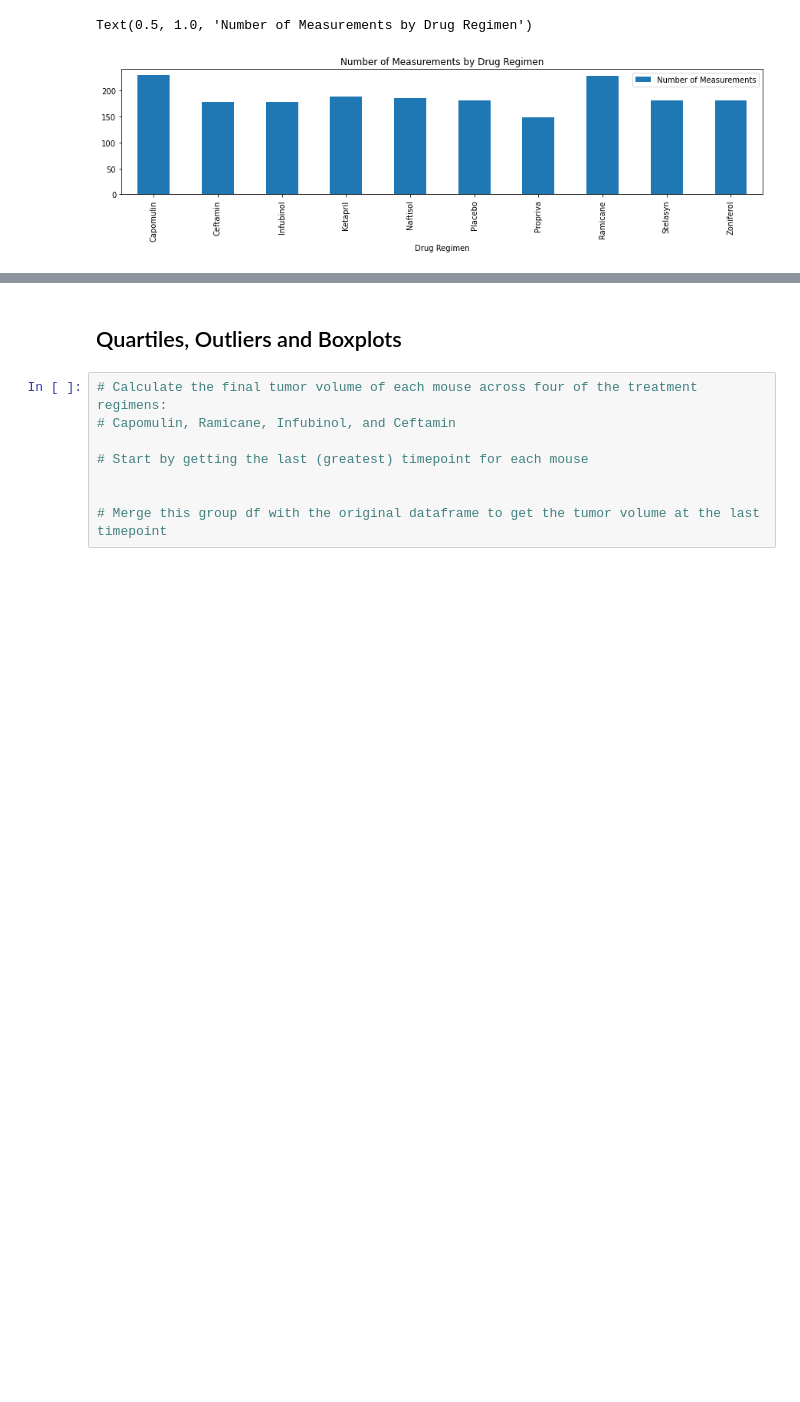
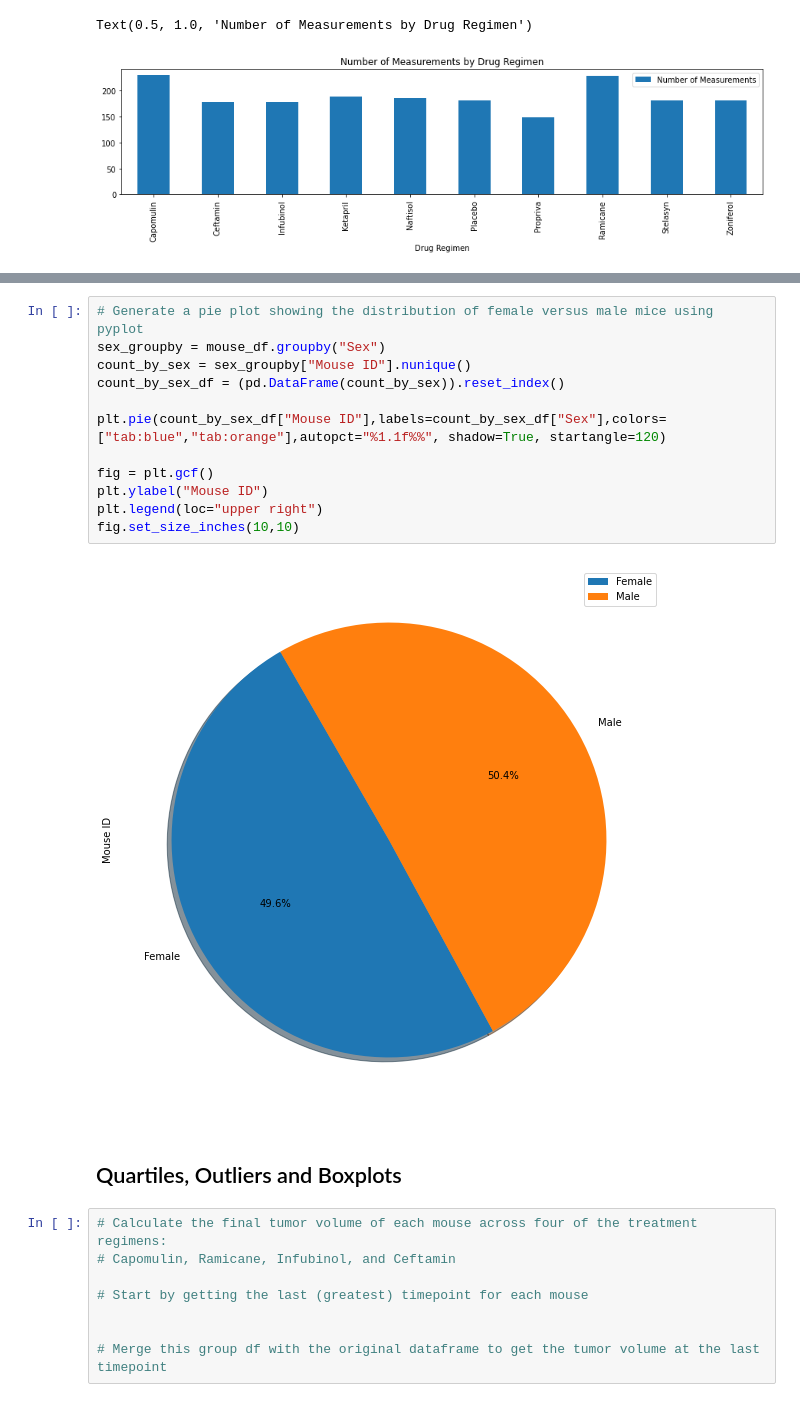
Before and after one commit to rsimeonoglou/matplotlib-challenge, a Jupyter notebook: Pymaceuticals/pymaceuticals_starter.ipynb, the cells around one changed output, grey strips where cells are left out. Drawn from its saved outputs; the diff is of its cells as text; blank space fills up the shorter version.

```diff
--- a/Pymaceuticals/pymaceuticals_starter.ipynb
+++ b/Pymaceuticals/pymaceuticals_starter.ipynb
@@ -163,3 +166,17 @@ plt.legend(loc="best")
+# %%
+# Generate a pie plot showing the distribution of female versus male mice using pyplot
+sex_groupby = mouse_df.groupby("Sex")
+count_by_sex = sex_groupby["Mouse ID"].nunique()
+count_by_sex_df = (pd.DataFrame(count_by_sex)).reset_index()
+
+plt.pie(count_by_sex_df["Mouse ID"],labels=count_by_sex_df["Sex"],colors=["tab:blue","tab:orange"],autopct="%1.1f%%", shadow=True, startangle=120)
+
+fig = plt.gcf()
+plt.ylabel("Mouse ID")
+plt.legend(loc="upper right")
+fig.set_size_inches(10,10)
+# %% [output]
+[figure, added]
 # %% [markdown]
 ## Quartiles, Outliers and Boxplots
 # %%
```
Also changed, not shown: parts of 3 cells of this notebook.
